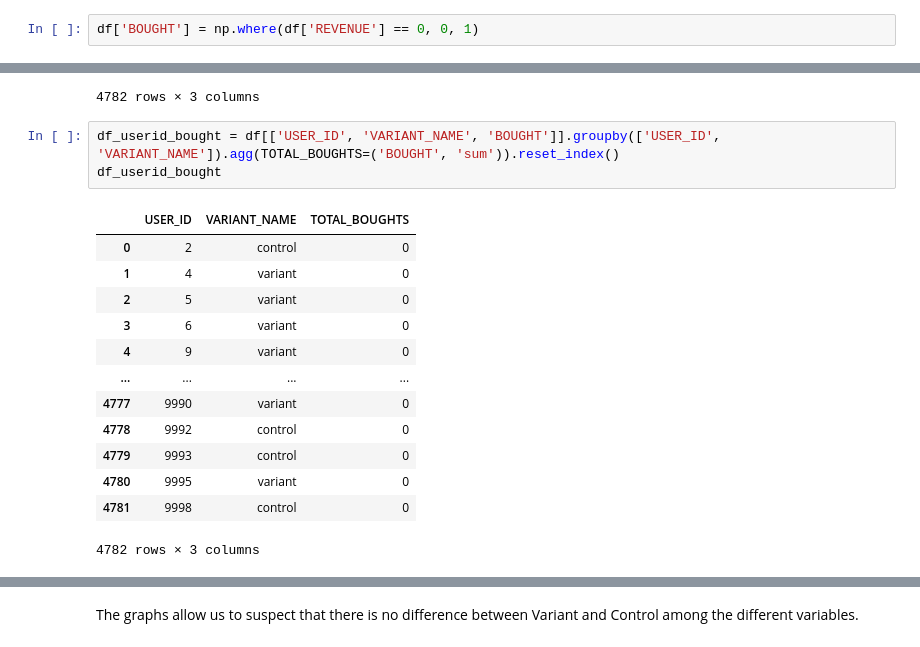
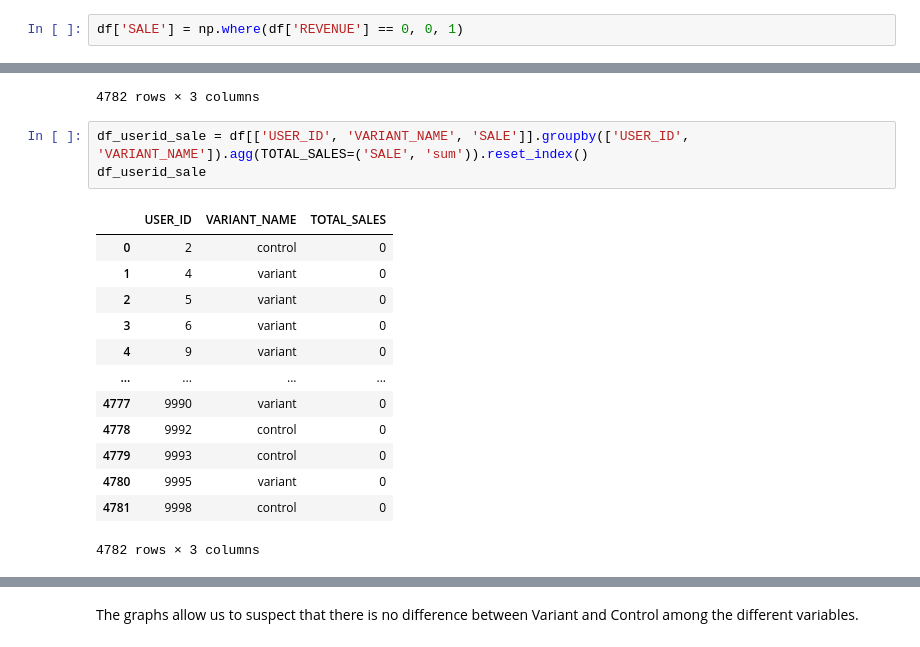
Before and after one commit to tomashbk/ab_testing, a Jupyter notebook: abtesting_2023-04-26.ipynb, the cells around one changed output, grey strips where cells are left out. Cells and saved outputs as stored; diff of their text form.

```diff
--- a/abtesting_2023-04-26.ipynb
+++ b/abtesting_2023-04-26.ipynb
@@ -196,5 +194,5 @@ sns.boxenplot(
 <Axes: xlabel='VARIANT_NAME', ylabel='REVENUE'>
 [figure]
 # %%
-df['BOUGHT'] = np.where(df['REVENUE'] == 0, 0, 1)
+df['SALE'] = np.where(df['REVENUE'] == 0, 0, 1)
 # %%
@@ -252,10 +250,10 @@ df_userid_interaction
 | 4781 | 9998 | control | 1 |
 4782 rows × 3 columns
 # %%
-df_userid_bought = df[['USER_ID', 'VARIANT_NAME', 'BOUGHT']].groupby(['USER_ID', 'VARIANT_NAME']).agg(TOTAL_BOUGHTS=('BOUGHT', 'sum')).reset_index()
-df_userid_bought
+df_userid_sale = df[['USER_ID', 'VARIANT_NAME', 'SALE']].groupby(['USER_ID', 'VARIANT_NAME']).agg(TOTAL_SALES=('SALE', 'sum')).reset_index()
+df_userid_sale
 # %% [output]
-|  | USER_ID | VARIANT_NAME | TOTAL_BOUGHTS |
+|  | USER_ID | VARIANT_NAME | TOTAL_SALES |
 | 0 | 2 | control | 0 |
 | 1 | 4 | variant | 0 |
 | 2 | 5 | variant | 0 |
```
Also changed, not shown: parts of 35 cells of this notebook.
